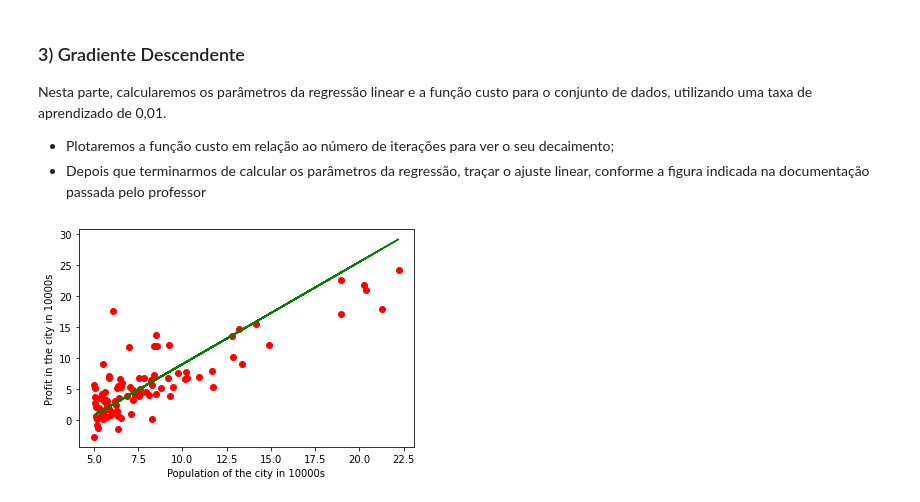
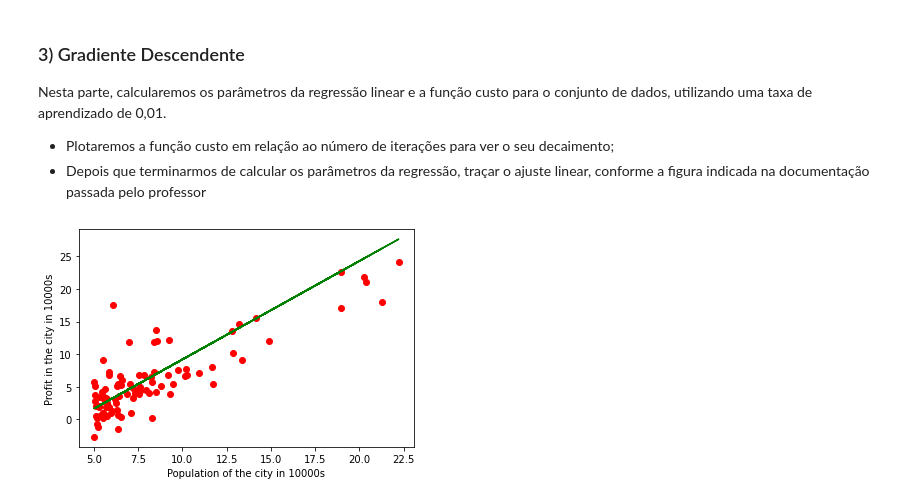
Before and after one commit to GabrielNegreirosLima/artificial-intelligence, a Jupyter notebook: linear_regression_one_and_many_variables/RegressaoLinearUmaEMaisVariaveis.ipynb, the cells around one changed output. Cells and saved outputs as stored; diff of their text form; code cells hidden in the pictures.

```diff
--- a/linear_regression_one_and_many_variables/RegressaoLinearUmaEMaisVariaveis.ipynb
+++ b/linear_regression_one_and_many_variables/RegressaoLinearUmaEMaisVariaveis.ipynb
@@ -17,9 +17,9 @@ import pandas as pd
 import numpy as np
 import matplotlib.pyplot as plt
 
-data_paths = ["data1.txt", "data1.txt"]
+df_paths = ["data1.txt", "data2.txt"]
 colums_food = ["population", "profit"]
-df_food = pd.read_csv(data_paths[0], delimiter=",", header=None, names=colums_food)
+df_food = pd.read_csv(df_paths[0], delimiter=",", header=None, names=colums_food)
 df_food.head()
 # %% [output]
 |  | population | profit |
@@ -78,29 +68,36 @@ costs_epoch = []
 # %%
+## Define variáveis iniciais
+# Funcao desejada y_d
+y_d = []
+thetas = np.array([0, 1])
+num_epochs = 500
+alpha = 0.01
+
+costs_epoch = []
+
 # Executa iterativamente
 for i in range(num_epochs):
-    thetas_epoch.append(thetas[0])
-
 
     y_d = evaluated_func(thetas)
     error = y_d - df_food[colums_food[1]]
     cost = (error.sum() ** 2)/(2 * len(df_food[colums_food[1]]))
     costs_epoch.append(cost)
 
     temp = np.zeros(len(thetas))
     for j in range(0, len(y_d)):
         error_temp = (y_d[j] - df_food[colums_food[1]][j])
         for k, _ in enumerate(thetas):
             if k == 0:
-                temp[k] += error_temp *  1
+                temp[k] += error_temp
             else:
                 temp[k] += error_temp *  df_food[colums_food[1]][j]
     thetas = thetas - alpha * (temp/len(df_food[colums_food[0]]))
 
 fig = plt.figure()
 plt.xlabel("Population of the city in 10000s")
 plt.ylabel("Profit in the city in 10000s")
 plt.scatter(df_food[colums_food[0]], df_food[colums_food[1]], c="red")
 plt.plot(df_food[colums_food[0]], y_d, c="green")
 plt.show()
 # %% [output]
-[figure, old version]
+[figure, new version]
```
Also changed, not shown: parts of 18 cells of this notebook.
